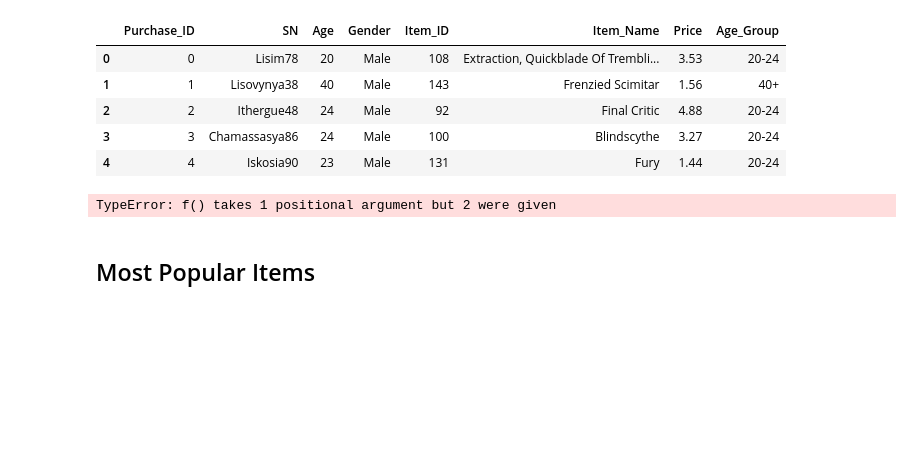
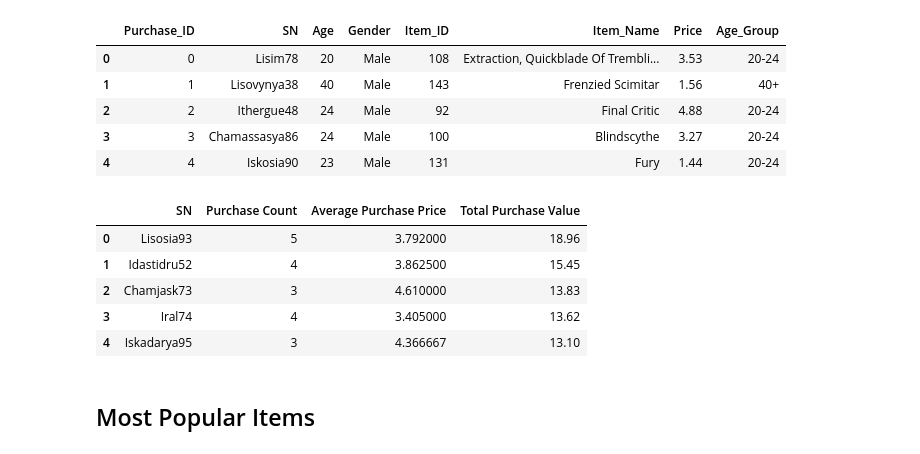
Before and after one commit to fubarroso/homework-4-FUBarroso, a Jupyter notebook: HeroesOfPymoli/HeroesOfPymoli_playground.ipynb, the cells around one changed output. Saved outputs shown, nothing was run; the diff lists cells and outputs as text; code cells hidden in the pictures; blank space fills up the shorter version.

```diff
--- a/HeroesOfPymoli/HeroesOfPymoli_playground.ipynb
+++ b/HeroesOfPymoli/HeroesOfPymoli_playground.ipynb
@@ -502,10 +502,51 @@ purchase_data.head()
 | 2 | 2 | Ithergue48 | 24 | Male | 92 | Final Critic | 4.88 | 20-24 |
 | 3 | 3 | Chamassasya86 | 24 | Male | 100 | Blindscythe | 3.27 | 20-24 |
 | 4 | 4 | Iskosia90 | 23 | Male | 131 | Fury | 1.44 | 20-24 |
-# %%
-purchase_data.groupby("SN").sum("Price")
-# %% [output]
-TypeError: f() takes 1 positional argument but 2 were given
+# %%
+purchase_data_byuser_sum = purchase_data.groupby("SN").sum()
+list_top_spenders = purchase_data_byuser_sum.Price.sort_values(ascending=False)
+
+spender_1 = list_top_spenders.index[0]
+spender_2 = list_top_spenders.index[1]
+spender_3 = list_top_spenders.index[2]
+spender_4 = list_top_spenders.index[3]
+spender_5 = list_top_spenders.index[4]
+
+top_total_1 = list_top_spenders.head()[0]
+top_total_2 = list_top_spenders.head()[1]
+top_total_3 = list_top_spenders.head()[2]
+top_total_4 = list_top_spenders.head()[3]
+top_total_5 = list_top_spenders.head()[4]
+
+purchase_data_byuser_counts = purchase_data.groupby("SN").count()
+users_by_purchases = purchase_data_byuser_counts.Purchase_ID.sort_values(ascending=False)
+
+spender_1_purchases = users_by_purchases[spender_1]
+spender_2_purchases = users_by_purchases[spender_2]
+spender_3_purchases = users_by_purchases[spender_3]
+spender_4_purchases = users_by_purchases[spender_4]
+spender_5_purchases = users_by_purchases[spender_5]
+
+spender_1_average = top_total_1 / spender_1_purchases
+spender_2_average = top_total_2 / spender_2_purchases
+spender_3_average = top_total_3 / spender_3_purchases
+spender_4_average = top_total_4 / spender_4_purchases
+spender_5_average = top_total_5 / spender_5_purchases
+# %%
+top_spenders_df = pd.DataFrame({
+    "SN": [spender_1, spender_2, spender_3, spender_4, spender_5],
+    "Purchase Count": [spender_1_purchases, spender_2_purchases, spender_3_purchases, spender_4_purchases, spender_5_purchases],
+    "Average Purchase Price": [spender_1_average, spender_2_average, spender_3_average, spender_4_average, spender_5_average],
+    "Total Purchase Value": [top_total_1, top_total_2, top_total_3, top_total_4, top_total_5]
+})
+top_spenders_df
+# %% [output]
+|  | SN | Purchase Count | Average Purchase Price | Total Purchase Value |
+| 0 | Lisosia93 | 5 | 3.792000 | 18.96 |
+| 1 | Idastidru52 | 4 | 3.862500 | 15.45 |
+| 2 | Chamjask73 | 3 | 4.610000 | 13.83 |
+| 3 | Iral74 | 4 | 3.405000 | 13.62 |
+| 4 | Iskadarya95 | 3 | 4.366667 | 13.10 |
 # %% [markdown]
 ## Most Popular Items
 # %% [markdown]
```
Also changed, not shown: parts of 3 cells of this notebook.
